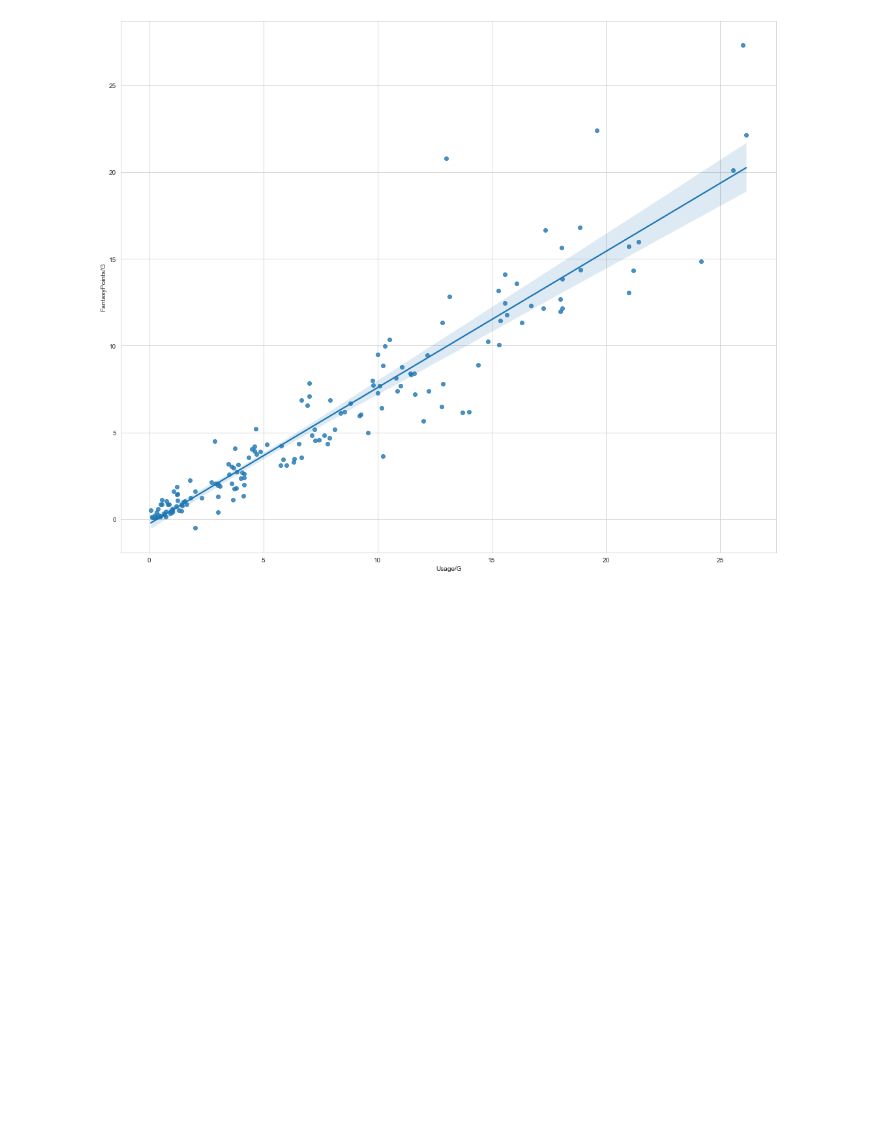
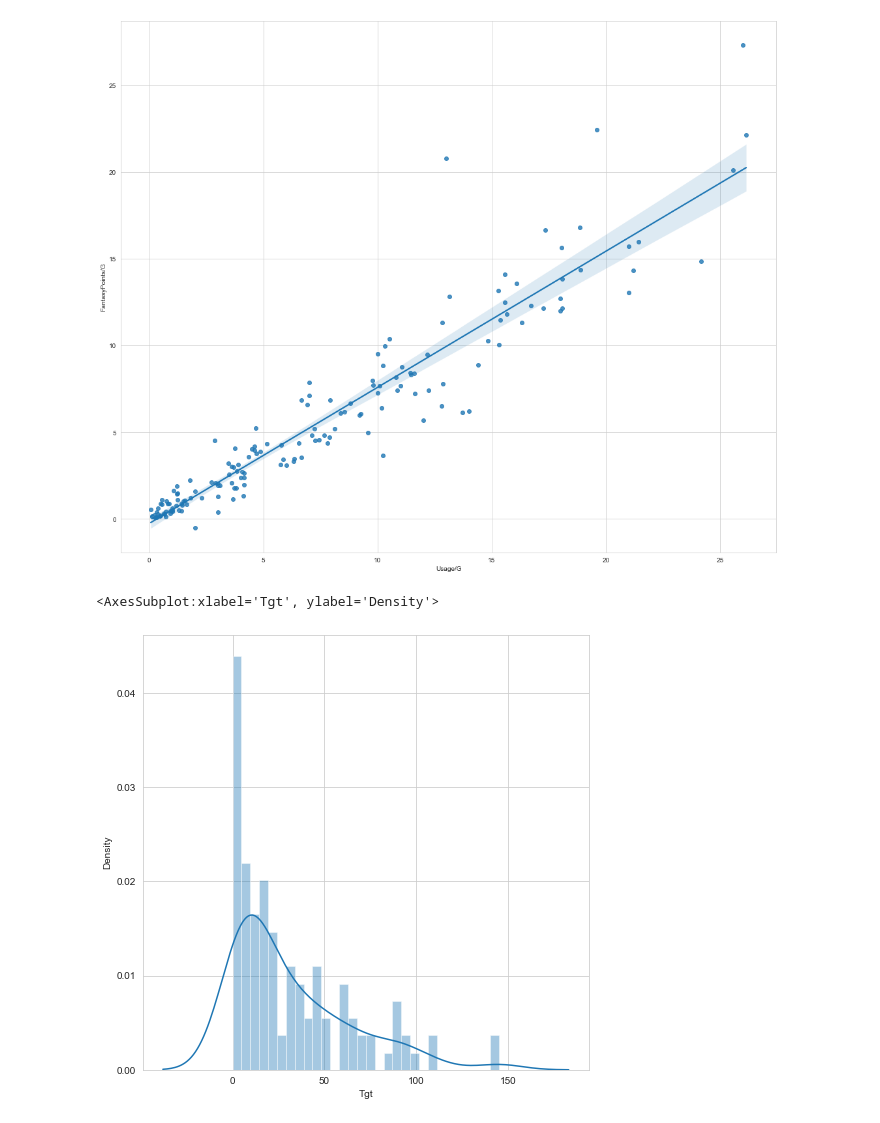
Before and after one commit to kumajimmy/fantasy_footballl_22, a Jupyter notebook: visuals_2020_yearly_data.ipynb, the cells around one changed output. Saved outputs shown, nothing was run; the diff lists cells and outputs as text; code cells hidden in the pictures; blank space fills up the shorter version.

```diff
--- a/visuals_2020_yearly_data.ipynb
+++ b/visuals_2020_yearly_data.ipynb
@@ -124,3 +144,9 @@ sns.regplot(data=rb_df, x='Usage/G', y='FantasyPoints/G')
 # %% [output]
 <AxesSubplot:xlabel='Usage/G', ylabel='FantasyPoints/G'>
 [figure]
+# %%
+plt.figure(figsize=(8,8))
+sns.distplot(te_df['Tgt'], bins=30)
+# %% [output]
+<AxesSubplot:xlabel='Tgt', ylabel='Density'>
+[figure, added]
```
Also changed, not shown: parts of 8 cells of this notebook.
